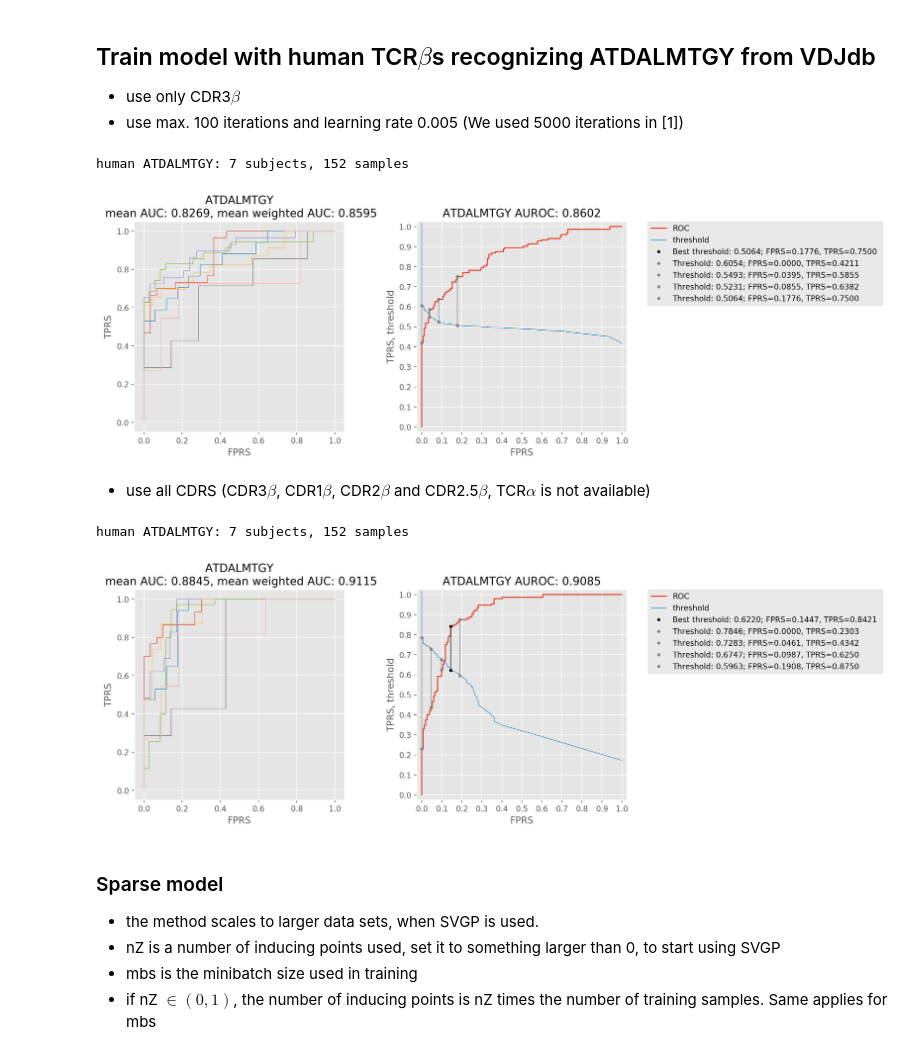
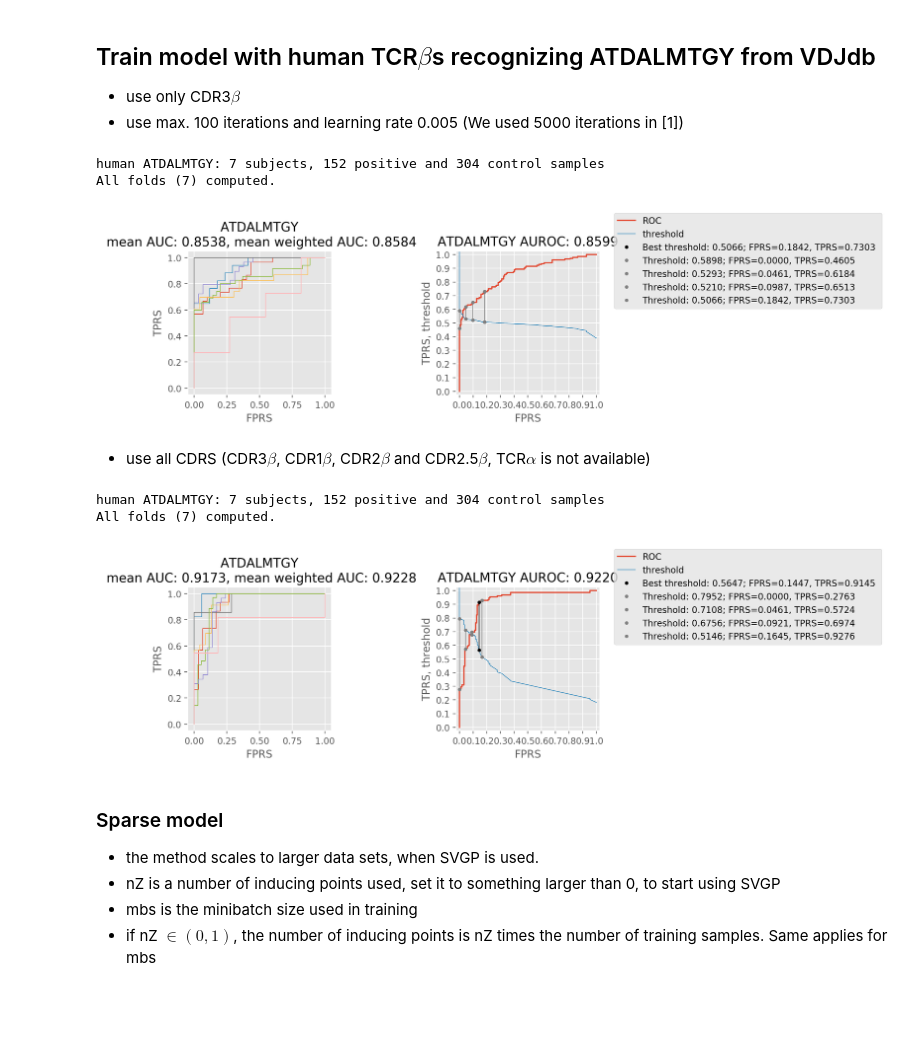
Before and after one commit to emmijokinen/TCRGP, a Jupyter notebook: Examples.ipynb, the cells around one changed output. Saved outputs shown, nothing was run; the diff lists cells and outputs as text; code cells hidden in the pictures; blank space fills up the shorter version.

```diff
--- a/Examples.ipynb
+++ b/Examples.ipynb
@@ -134,19 +134,21 @@ Leave-one-subject-out (loso) cross-validations can be used to evaluate the perfo
 * use only CDR3$\beta$
 * use max. 100 iterations and learning rate 0.005 (We used 5000 iterations in [1])
 # %%
-_,_,_,_ = tcrgp.loso('training_data/vdj_human_ATDALMTGY.csv','human','ATDALMTGY',pc_blo,cdr_types=[[],['cdr3']],
+_,_,_,_ = tcrgp.loso('training_data/examples/vdj_human_ATDALMTGY.csv','human','ATDALMTGY',pc_blo,cdr_types=[[],['cdr3']],
                      m_iters=100,lr=0.005,nZ=0,mbs=0,va='va',vb='vb',cdr3a=None,cdr3b='cdr3b',epis='epitope',subs='subject')
 # %% [output]
-human ATDALMTGY: 7 subjects, 152 samples
+human ATDALMTGY: 7 subjects, 152 positive and 304 control samples
+All folds (7) computed.
-[figure, old version]
+[figure, new version]
 # %% [markdown]
 * use all CDRS (CDR3$\beta$, CDR1$\beta$, CDR2$\beta$ and CDR2.5$\beta$, TCR$\alpha$ is not available)
 # %%
-_,_,_,_ = tcrgp.loso('training_data/vdj_human_ATDALMTGY.csv','human','ATDALMTGY',pc_blo,cdr_types=[[],['cdr3','cdr1','cdr2','cdr25']],
+_,_,_,_ = tcrgp.loso('training_data/examples/vdj_human_ATDALMTGY.csv','human','ATDALMTGY',pc_blo,cdr_types=[[],['cdr3','cdr1','cdr2','cdr25']],
                      m_iters=100,lr=0.005,nZ=0,mbs=0,va=None,vb='vb',cdr3a=None,cdr3b='cdr3b',epis='epitope',subs='subject')
 # %% [output]
-human ATDALMTGY: 7 subjects, 152 samples
+human ATDALMTGY: 7 subjects, 152 positive and 304 control samples
+All folds (7) computed.
-[figure, old version]
+[figure, new version]
 # %% [markdown]
 ### Sparse model
 * the method scales to larger data sets, when SVGP is used.
```
Also changed, not shown: parts of 16 cells of this notebook, 1 other file.
